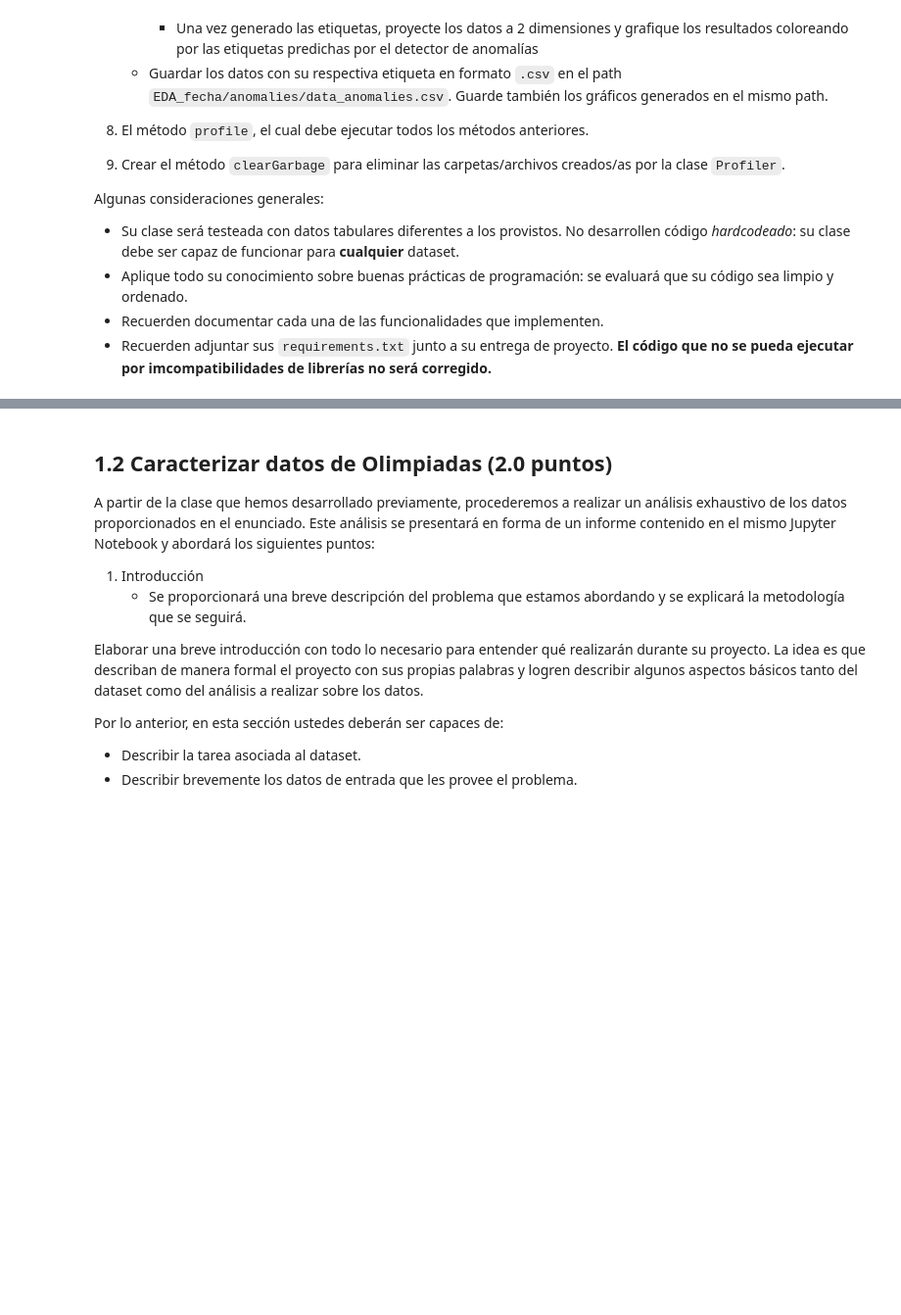
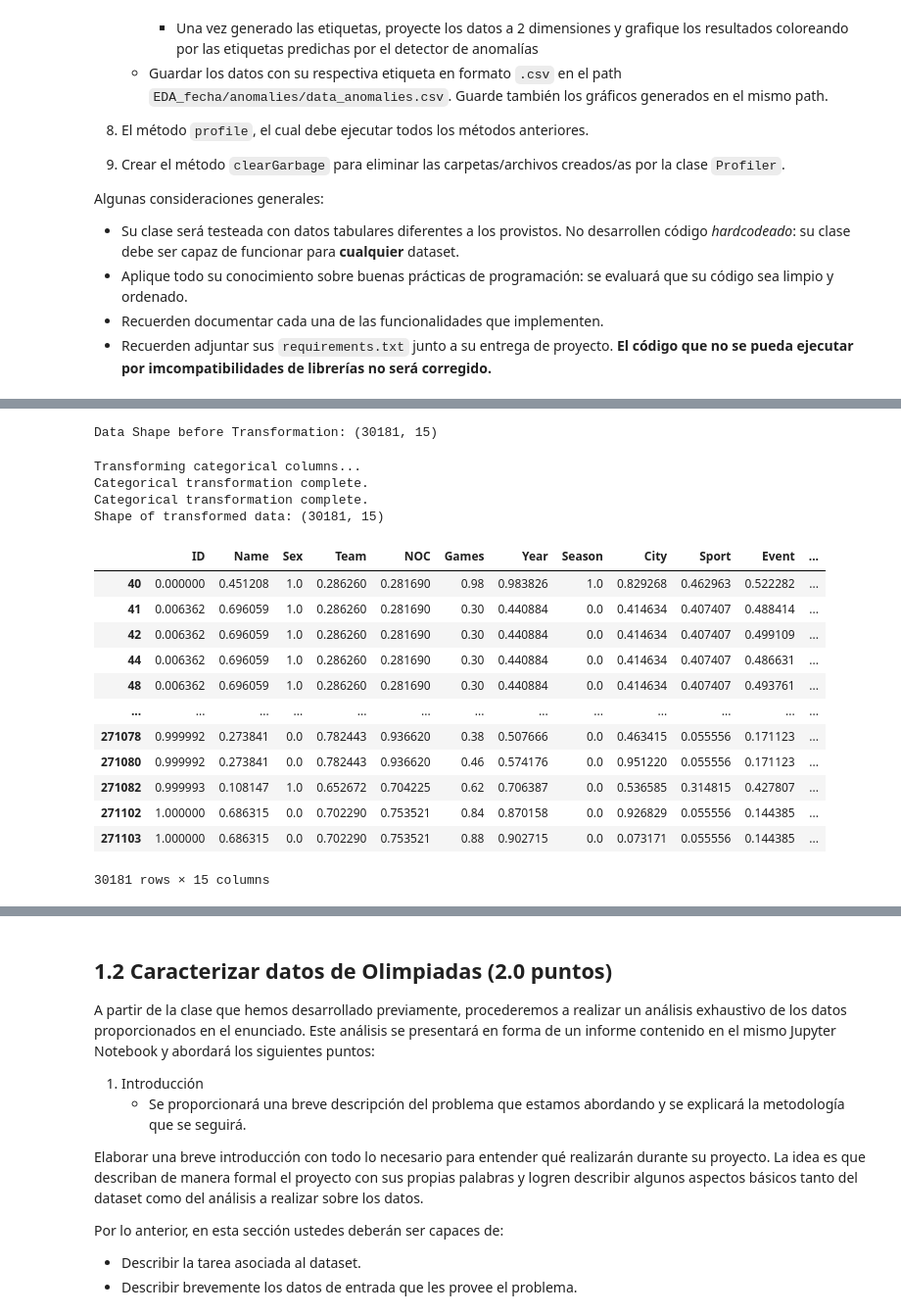
Before and after one commit to tomasaguirre-ignacioalbornoz/MDS7202, a Jupyter notebook: Proyecto1/Proyecto_enunciado.ipynb, the cells around one changed output, grey strips where cells are left out. Shown at 98% size. Cells and saved outputs as stored; diff of their text form; code cells hidden in the pictures; blank space fills up the shorter version.

Commit message:
debug scale

```diff
--- a/Proyecto1/Proyecto_enunciado.ipynb
+++ b/Proyecto1/Proyecto_enunciado.ipynb
@@ -679,2 +754,21 @@ profiler = Profiler(df)
 # %%
-profiler.clearGarbage()
+profiler.scale()
+# %% [output]
+Data Shape before Transformation: (30181, 15)
+Transforming categorical columns...
+Categorical transformation complete.
+Categorical transformation complete.
+Shape of transformed data: (30181, 15)
+|  | ID | Name | Sex | Team | NOC | Games | Year | Season | City | Sport | Event | ... |
+| 40 | 0.000000 | 0.451208 | 1.0 | 0.286260 | 0.281690 | 0.98 | 0.983826 | 1.0 | 0.829268 | 0.462963 | 0.522282 | ... |
+| 41 | 0.006362 | 0.696059 | 1.0 | 0.286260 | 0.281690 | 0.30 | 0.440884 | 0.0 | 0.414634 | 0.407407 | 0.488414 | ... |
+| 42 | 0.006362 | 0.696059 | 1.0 | 0.286260 | 0.281690 | 0.30 | 0.440884 | 0.0 | 0.414634 | 0.407407 | 0.499109 | ... |
+| 44 | 0.006362 | 0.696059 | 1.0 | 0.286260 | 0.281690 | 0.30 | 0.440884 | 0.0 | 0.414634 | 0.407407 | 0.486631 | ... |
+| 48 | 0.006362 | 0.696059 | 1.0 | 0.286260 | 0.281690 | 0.30 | 0.440884 | 0.0 | 0.414634 | 0.407407 | 0.493761 | ... |
+| ... | ... | ... | ... | ... | ... | ... | ... | ... | ... | ... | ... | ... |
+| 271078 | 0.999992 | 0.273841 | 0.0 | 0.782443 | 0.936620 | 0.38 | 0.507666 | 0.0 | 0.463415 | 0.055556 | 0.171123 | ... |
+| 271080 | 0.999992 | 0.273841 | 0.0 | 0.782443 | 0.936620 | 0.46 | 0.574176 | 0.0 | 0.951220 | 0.055556 | 0.171123 | ... |
+| 271082 | 0.999993 | 0.108147 | 1.0 | 0.652672 | 0.704225 | 0.62 | 0.706387 | 0.0 | 0.536585 | 0.314815 | 0.427807 | ... |
+| 271102 | 1.000000 | 0.686315 | 0.0 | 0.702290 | 0.753521 | 0.84 | 0.870158 | 0.0 | 0.926829 | 0.055556 | 0.144385 | ... |
+| 271103 | 1.000000 | 0.686315 | 0.0 | 0.702290 | 0.753521 | 0.88 | 0.902715 | 0.0 | 0.073171 | 0.055556 | 0.144385 | ... |
+30181 rows × 15 columns
```
Also changed, not shown: parts of 5 cells of this notebook, 4 other files.
